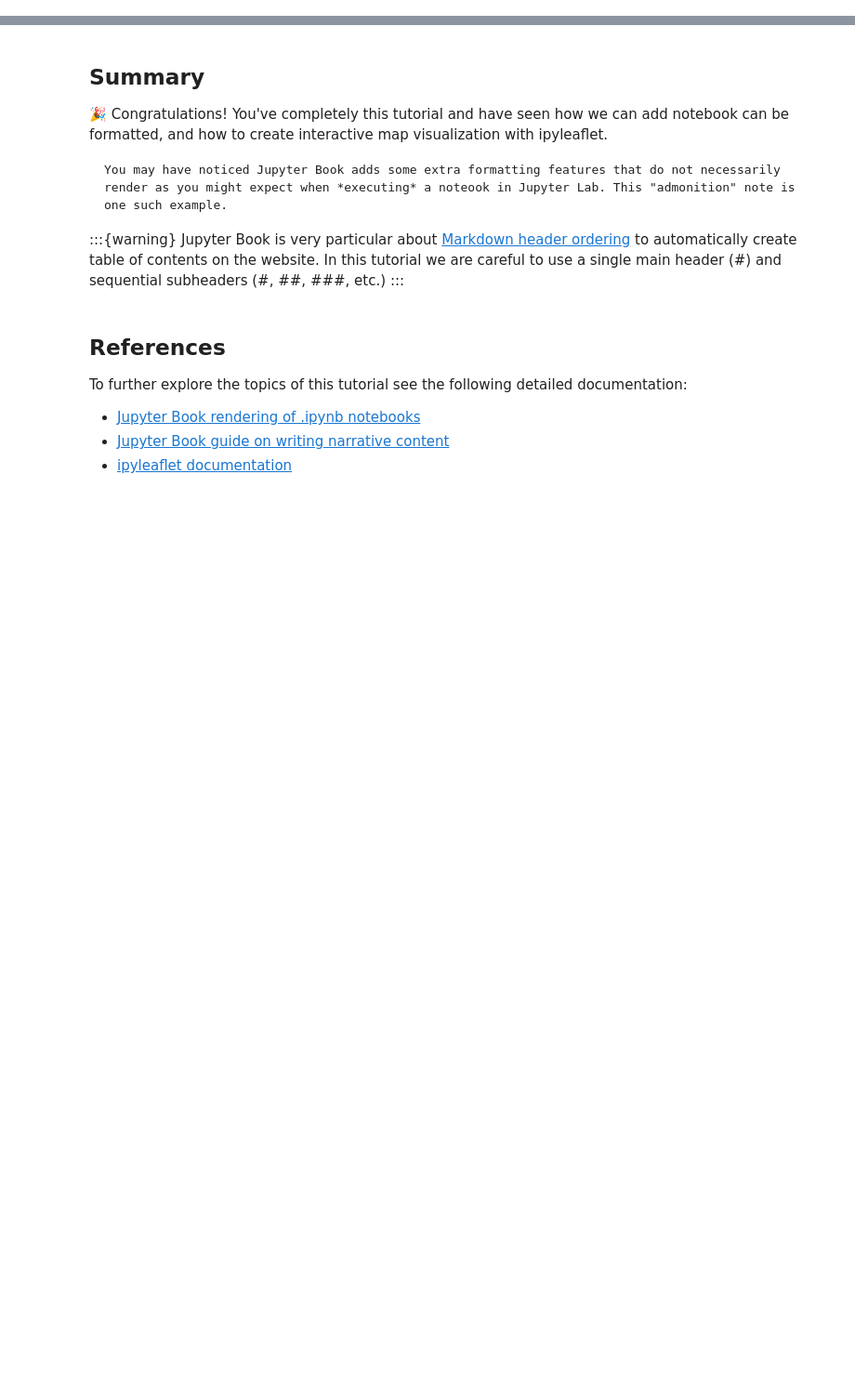
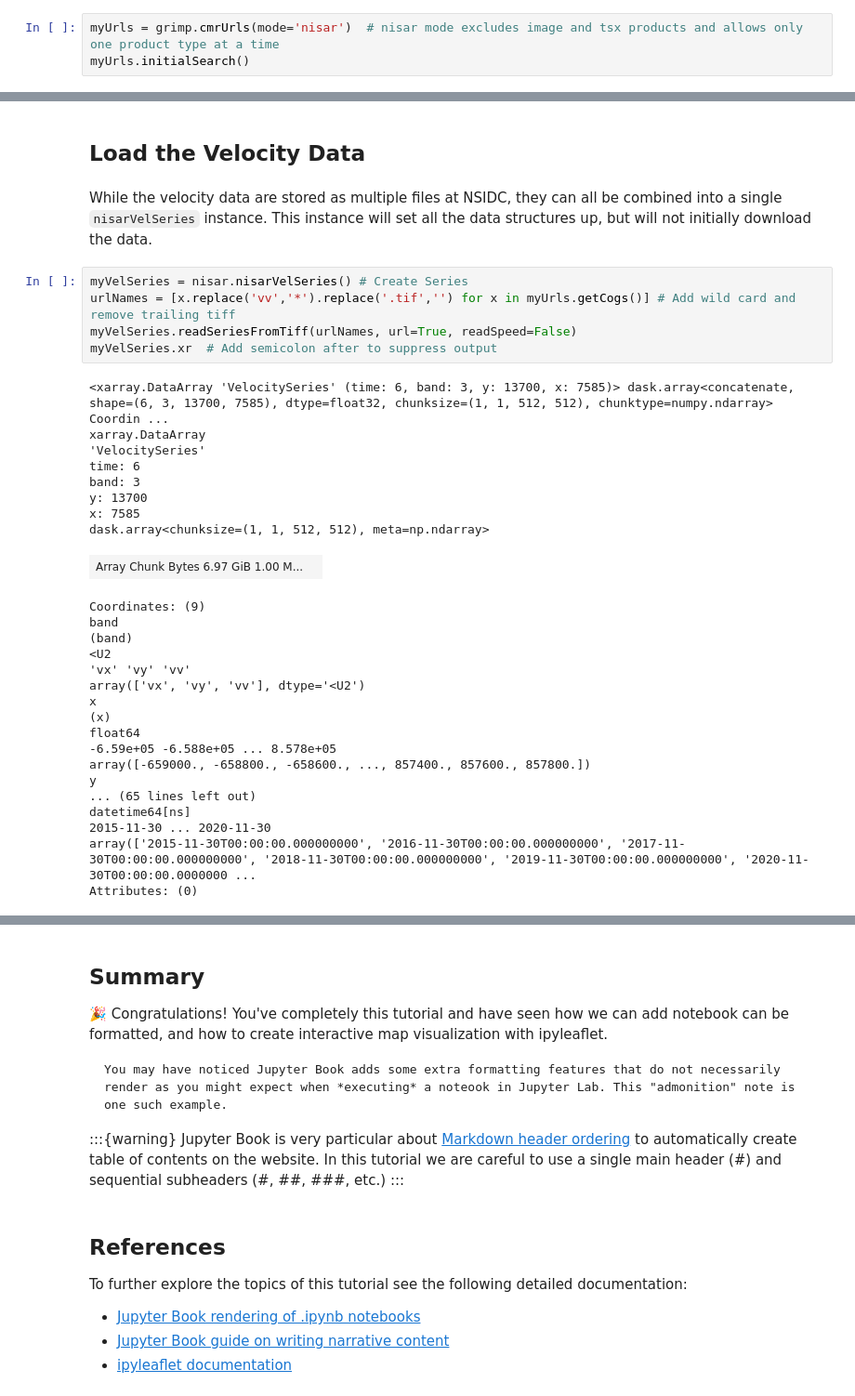
Before and after one commit to ICESAT-2HackWeek/website2022, a Jupyter notebook: book/tutorials/DataIntegration/dataintegration-2.ipynb, the cells around one changed output, grey strips where cells are left out. Shown at 93% size. Drawn from its saved outputs; the diff is of its cells as text; blank space fills up the shorter version.

```diff
--- a/book/tutorials/DataIntegration/dataintegration-2.ipynb
+++ b/book/tutorials/DataIntegration/dataintegration-2.ipynb
@@ -67,0 +79,3 @@ Re-create the map above using different tile layers for both the right and left
+# %%
+myUrls = grimp.cmrUrls(mode='nisar')  # nisar mode excludes image and tsx products and allows only one product type at a time
+myUrls.initialSearch()
@@ -67,0 +84,36 @@ Re-create the map above using different tile layers for both the right and left
+# %% [markdown]
+## Load the Velocity Data
+# %% [markdown]
+While the velocity data are stored as multiple files at NSIDC, they can all be combined into a single `nisarVelSeries` instance. This instance will set all the data structures up, but will not initially download the data.
+# %%
+myVelSeries = nisar.nisarVelSeries() # Create Series
+urlNames = [x.replace('vv','*').replace('.tif','') for x in myUrls.getCogs()] # Add wild card and remove trailing tiff
+myVelSeries.readSeriesFromTiff(urlNames, url=True, readSpeed=False)
+myVelSeries.xr  # Add semicolon after to suppress output
+# %% [output]
+<xarray.DataArray 'VelocitySeries' (time: 6, band: 3, y: 13700, x: 7585)> dask.array<concatenate, shape=(6, 3, 13700, 7585), dtype=float32, chunksize=(1, 1, 512, 512), chunktype=numpy.ndarray> Coordin ...
+xarray.DataArray
+'VelocitySeries'
+time: 6
+band: 3
+y: 13700
+x: 7585
+dask.array<chunksize=(1, 1, 512, 512), meta=np.ndarray>
+| Array Chunk Bytes 6.97 GiB 1.00 M... |  |
+Coordinates: (9)
+band
+(band)
+<U2
+'vx' 'vy' 'vv'
+array(['vx', 'vy', 'vv'], dtype='<U2')
+x
+(x)
+float64
+-6.59e+05 -6.588e+05 ... 8.578e+05
+array([-659000., -658800., -658600., ..., 857400., 857600., 857800.])
+y
+... (65 lines left out)
+datetime64[ns]
+2015-11-30 ... 2020-11-30
+array(['2015-11-30T00:00:00.000000000', '2016-11-30T00:00:00.000000000', '2017-11-30T00:00:00.000000000', '2018-11-30T00:00:00.000000000', '2019-11-30T00:00:00.000000000', '2020-11-30T00:00:00.0000000 ...
+Attributes: (0)
```
Also changed, not shown: parts of 45 cells of this notebook, 2 other files.
